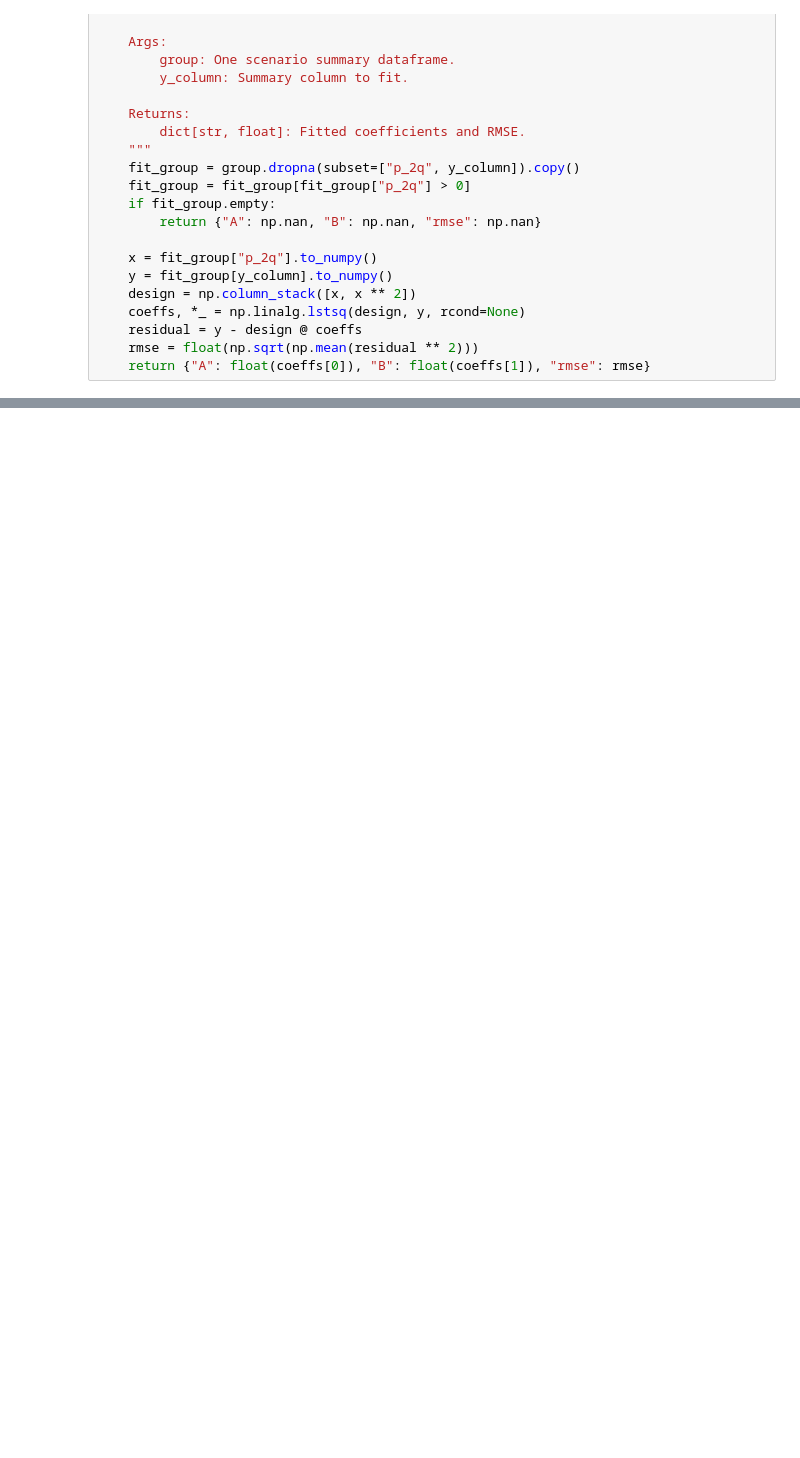
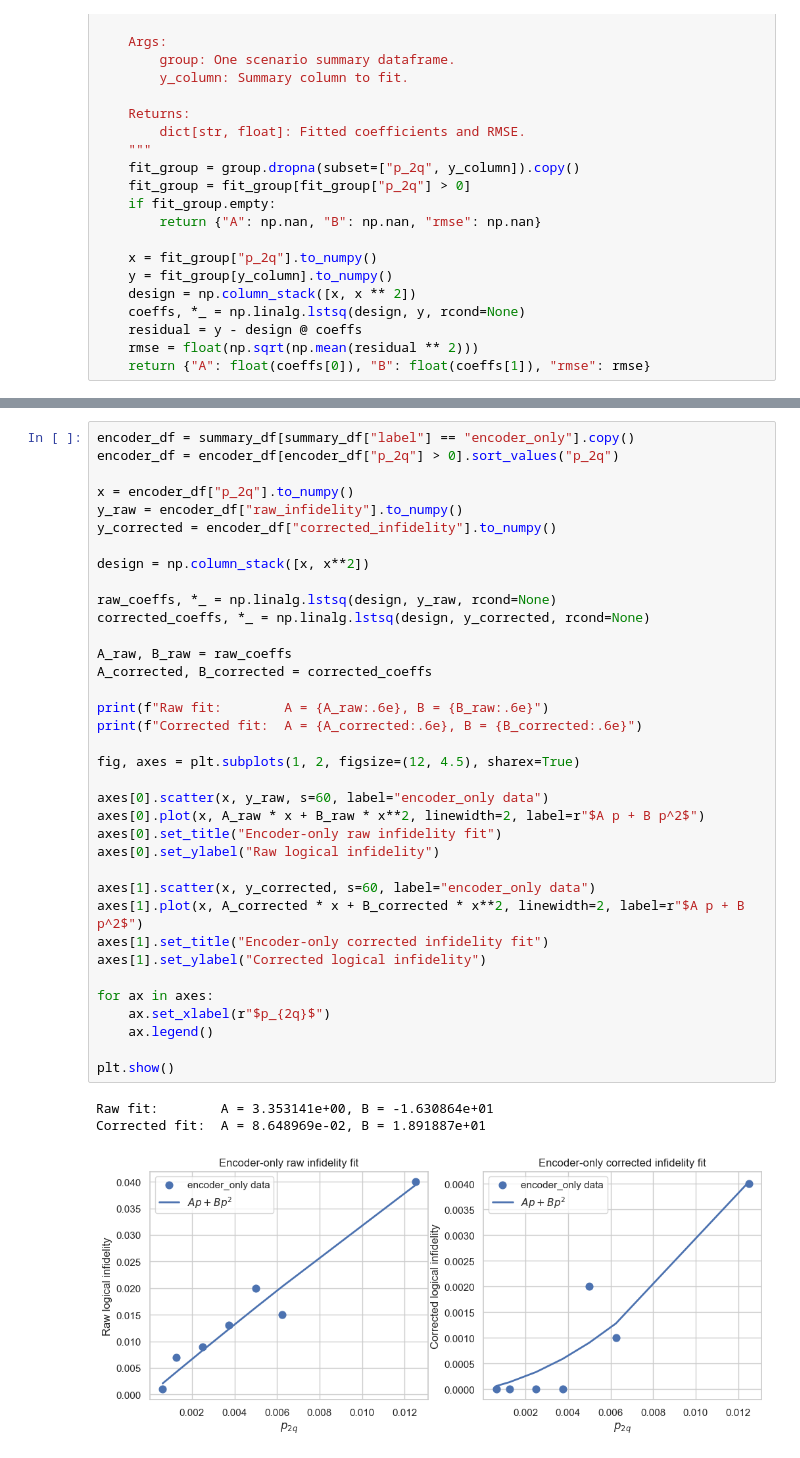
Before and after one commit to SagarPatange/QEC, a Jupyter notebook: stage_flag_plots.ipynb, the cells around one changed output, grey strips where cells are left out. Cells and saved outputs as stored; diff of their text form; blank space fills up the shorter version.

```diff
--- a/stage_flag_plots.ipynb
+++ b/stage_flag_plots.ipynb
@@ -365,0 +366,40 @@ fit_df
+# %%
+encoder_df = summary_df[summary_df["label"] == "encoder_only"].copy()
+encoder_df = encoder_df[encoder_df["p_2q"] > 0].sort_values("p_2q")
+
+x = encoder_df["p_2q"].to_numpy()
+y_raw = encoder_df["raw_infidelity"].to_numpy()
+y_corrected = encoder_df["corrected_infidelity"].to_numpy()
+
+design = np.column_stack([x, x**2])
+
+raw_coeffs, *_ = np.linalg.lstsq(design, y_raw, rcond=None)
+corrected_coeffs, *_ = np.linalg.lstsq(design, y_corrected, rcond=None)
+
+A_raw, B_raw = raw_coeffs
+A_corrected, B_corrected = corrected_coeffs
+
+print(f"Raw fit:        A = {A_raw:.6e}, B = {B_raw:.6e}")
+print(f"Corrected fit:  A = {A_corrected:.6e}, B = {B_corrected:.6e}")
+
+fig, axes = plt.subplots(1, 2, figsize=(12, 4.5), sharex=True)
+
+axes[0].scatter(x, y_raw, s=60, label="encoder_only data")
+axes[0].plot(x, A_raw * x + B_raw * x**2, linewidth=2, label=r"$A p + B p^2$")
+axes[0].set_title("Encoder-only raw infidelity fit")
+axes[0].set_ylabel("Raw logical infidelity")
+
+axes[1].scatter(x, y_corrected, s=60, label="encoder_only data")
+axes[1].plot(x, A_corrected * x + B_corrected * x**2, linewidth=2, label=r"$A p + B p^2$")
+axes[1].set_title("Encoder-only corrected infidelity fit")
+axes[1].set_ylabel("Corrected logical infidelity")
+
+for ax in axes:
+    ax.set_xlabel(r"$p_{2q}$")
+    ax.legend()
+
+plt.show()
+# %% [output]
+Raw fit:        A = 3.353141e+00, B = -1.630864e+01
+Corrected fit:  A = 8.648969e-02, B = 1.891887e+01
+[figure, added]
```
Also changed, not shown: parts of 6 cells of this notebook, 4 other files.
